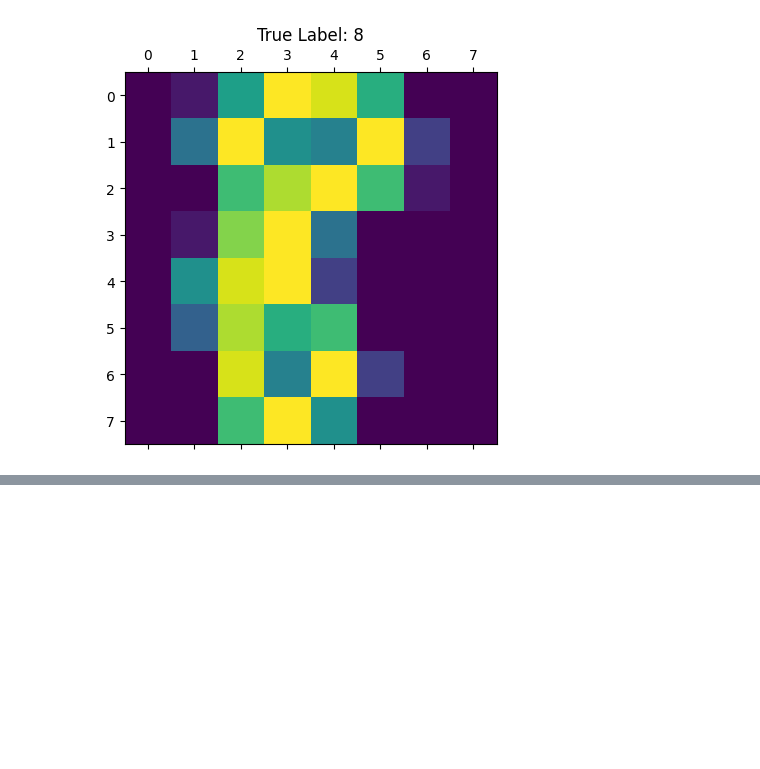
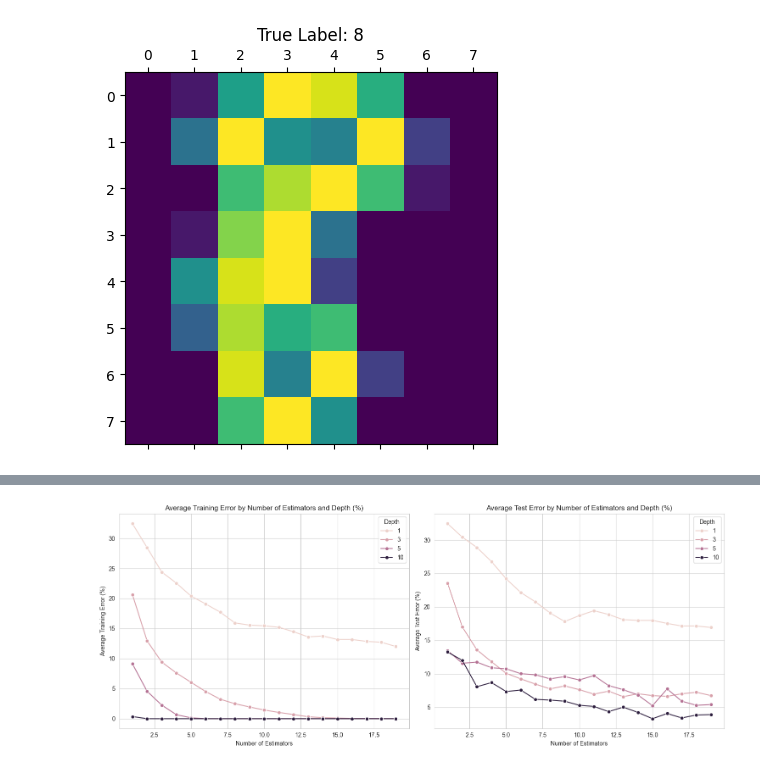
Before and after one commit to KarlFreiwald/AdvancedMachineLearning, a Jupyter notebook: AML_UE_09/AML_UE_09.ipynb, the cells around one changed output, grey strips where cells are left out. Cells and saved outputs as stored; diff of their text form; code cells hidden in the pictures; blank space fills up the shorter version.

```diff
--- a/AML_UE_09/AML_UE_09.ipynb
+++ b/AML_UE_09/AML_UE_09.ipynb
@@ -164,0 +208,48 @@ plt.show()
+# %%
+import pandas as pd
+
+# Flatten the training_errors dictionary into a list of dictionaries
+data = []
+for depth in training_errors:
+    for n_estimators in training_errors[depth]:
+        data.append({
+            'Depth': depth,
+            'N_Estimators': n_estimators,
+            'Average_Training_Error': training_errors[depth][n_estimators]['average_training_error'],
+            'Average_Test_Error': training_errors[depth][n_estimators]['average_test_error']
+        })
+
+# Convert to DataFrame
+df = pd.DataFrame(data)
+# %%
+import seaborn as sns
+import matplotlib.pyplot as plt
+
+# Set the style of seaborn
+sns.set_style("whitegrid")
+
+# Convert errors to percentages
+df['Average_Training_Error'] *= 100
+df['Average_Test_Error'] *= 100
+
+# Create a figure with two subplots, with errors in percentage
+fig, axes = plt.subplots(1, 2, figsize=(15, 6))
+
+# Plot for training error in percentage
+sns.lineplot(ax=axes[0], data=df, x='N_Estimators', y='Average_Training_Error', hue='Depth', marker='o')
+axes[0].set_title('Average Training Error by Number of Estimators and Depth (%)')
+axes[0].set_xlabel('Number of Estimators')
+axes[0].set_ylabel('Average Training Error (%)')
+axes[0].legend(title='Depth')
+
+# Plot for test error in percentage
+sns.lineplot(ax=axes[1], data=df, x='N_Estimators', y='Average_Test_Error', hue='Depth', marker='o')
+axes[1].set_title('Average Test Error by Number of Estimators and Depth (%)')
+axes[1].set_xlabel('Number of Estimators')
+axes[1].set_ylabel('Average Test Error (%)')
+axes[1].legend(title='Depth')
+
+plt.tight_layout()
+plt.show()
+# %% [output]
+[figure, added]
```
Also changed, not shown: parts of 13 cells of this notebook, 1 other file.
